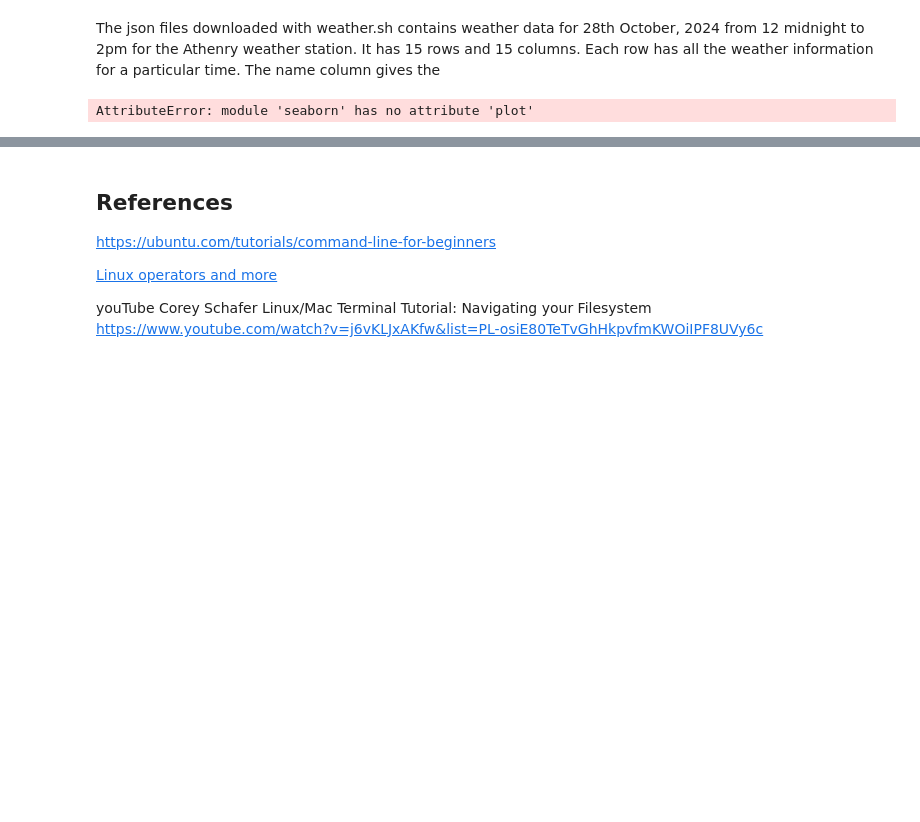
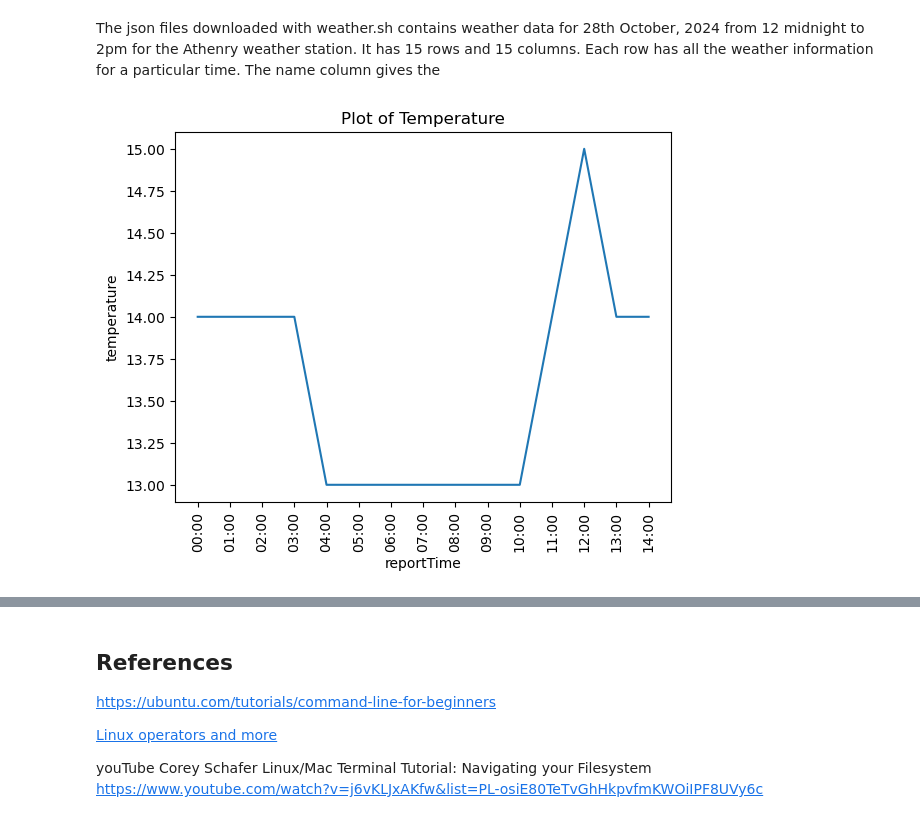
Before and after one commit to IreneKilgannon/Computer-Infrastructure, a Jupyter notebook: weather.ipynb, the cells around one changed output, grey strips where cells are left out. Cells and saved outputs as stored; diff of their text form; code cells hidden in the pictures; blank space fills up the shorter version.

```diff
--- a/weather.ipynb
+++ b/weather.ipynb
@@ -350,11 +359,11 @@ The range of reportTime column is 00:00 - 14:00
 The json files downloaded with weather.sh contains weather data for 28th October, 2024 from 12 midnight to 2pm for the Athenry weather station. It has 15 rows and 15 columns. Each row has all the weather information for a particular time. The name column gives the
 # %%
 
-sns.plot(data = weather_df, x = 'reportTime', y = 'temperature')
+sns.lineplot(data = weather_df, x = 'reportTime', y = 'temperature')
 plt.title('Plot of Temperature')
 plt.xticks(rotation = 90)
 plt.show()
 # %% [output]
-AttributeError: module 'seaborn' has no attribute 'plot'
+[figure, added]
 # %% [markdown]
 ### Short explanation of the data set from [data.gov.ie](https://data.gov.ie/dataset/todays-weather-athenry)
```
Also changed, not shown: parts of 9 cells of this notebook, 7 other files.
